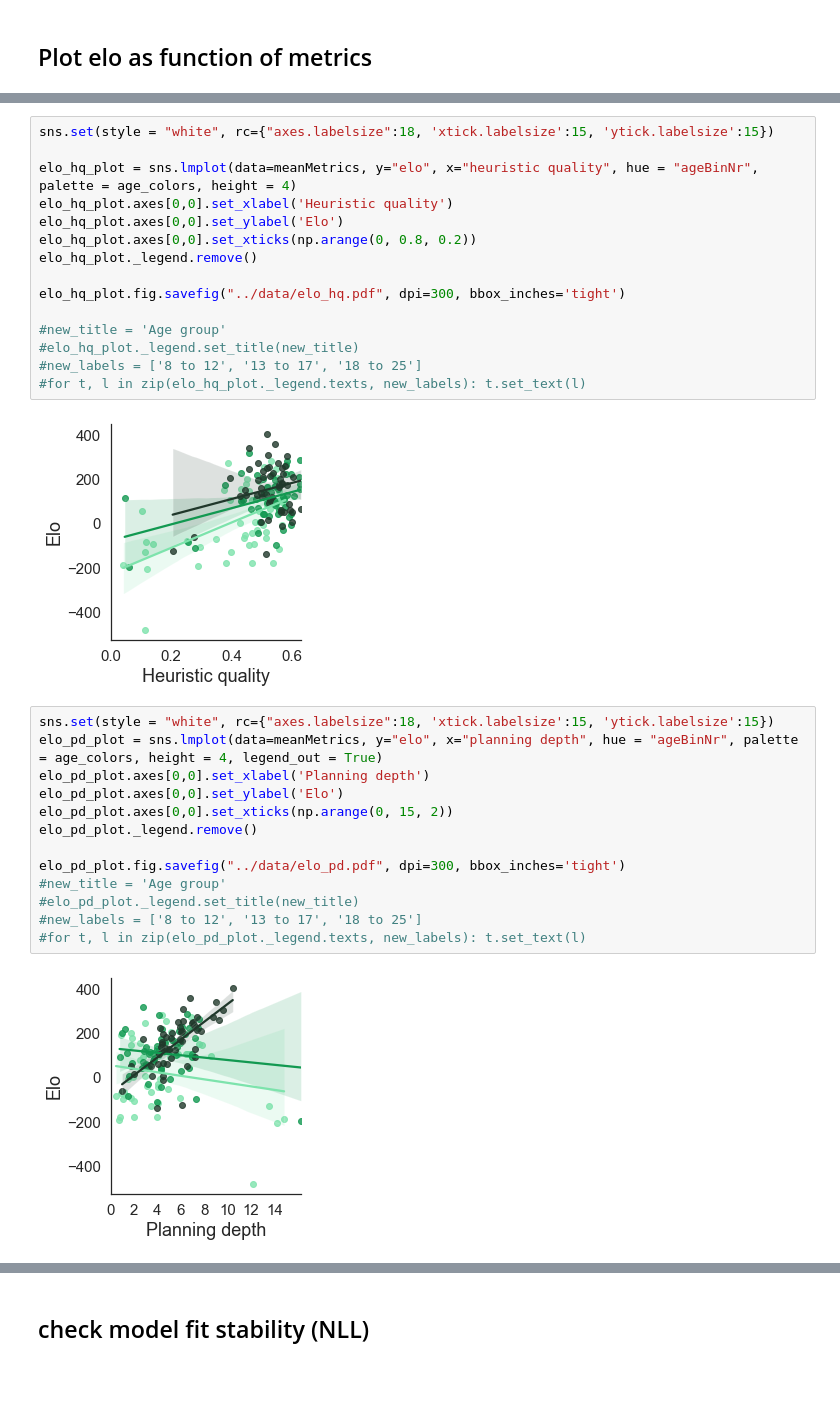
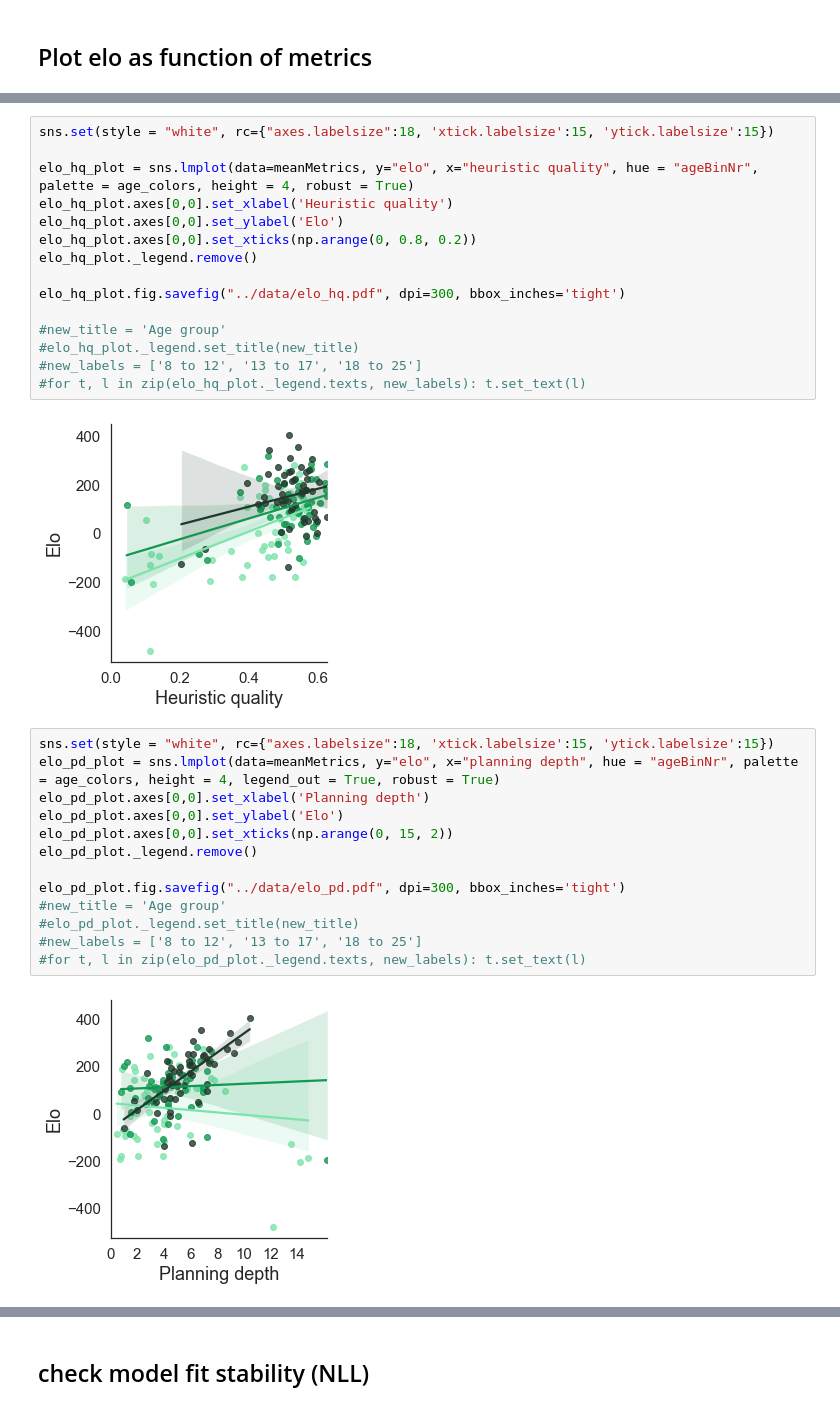
Before and after one commit to sinabolouki/fourinarow_analyses, a Jupyter notebook: Analysis notebooks/new/Age Plots.ipynb, the cells around one changed output, grey strips where cells are left out. Saved outputs shown, nothing was run; the diff lists cells and outputs as text; blank space fills up the shorter version.

Commit message:
Elo as function of metrics plots use robust option

```diff
--- a/Analysis notebooks/new/Age Plots.ipynb
+++ b/Analysis notebooks/new/Age Plots.ipynb
@@ -601,7 +610,7 @@ meanMetrics.to_csv('../data/meanMetrics.csv', index = False, header=True)
 # %%
 sns.set(style = "white", rc={"axes.labelsize":18, 'xtick.labelsize':15, 'ytick.labelsize':15})
 
-elo_hq_plot = sns.lmplot(data=meanMetrics, y="elo", x="heuristic quality", hue = "ageBinNr", palette = age_colors, height = 4)
+elo_hq_plot = sns.lmplot(data=meanMetrics, y="elo", x="heuristic quality", hue = "ageBinNr", palette = age_colors, height = 4, robust = True)
 elo_hq_plot.axes[0,0].set_xlabel('Heuristic quality')
 elo_hq_plot.axes[0,0].set_ylabel('Elo')
 elo_hq_plot.axes[0,0].set_xticks(np.arange(0, 0.8, 0.2))
@@ -614,20 +623,20 @@ elo_hq_plot.fig.savefig("../data/elo_hq.pdf", dpi=300, bbox_inches='tight')
 #new_labels = ['8 to 12', '13 to 17', '18 to 25']
 #for t, l in zip(elo_hq_plot._legend.texts, new_labels): t.set_text(l)
 # %% [output]
-[figure, old version]
+[figure, new version]
 # %%
 sns.set(style = "white", rc={"axes.labelsize":18, 'xtick.labelsize':15, 'ytick.labelsize':15})
-elo_pd_plot = sns.lmplot(data=meanMetrics, y="elo", x="planning depth", hue = "ageBinNr", palette = age_colors, height = 4, legend_out = True)
+elo_pd_plot = sns.lmplot(data=meanMetrics, y="elo", x="planning depth", hue = "ageBinNr", palette = age_colors, height = 4, legend_out = True, robust = True)
 elo_pd_plot.axes[0,0].set_xlabel('Planning depth')
 elo_pd_plot.axes[0,0].set_ylabel('Elo')
 elo_pd_plot.axes[0,0].set_xticks(np.arange(0, 15, 2))
 elo_pd_plot._legend.remove()
 
 elo_pd_plot.fig.savefig("../data/elo_pd.pdf", dpi=300, bbox_inches='tight')
 #new_title = 'Age group'
 #elo_pd_plot._legend.set_title(new_title)
 #new_labels = ['8 to 12', '13 to 17', '18 to 25']
 #for t, l in zip(elo_pd_plot._legend.texts, new_labels): t.set_text(l)
 # %% [output]
-[figure, old version]
+[figure, new version]
 # %%
```
Also changed, not shown: parts of 14 cells of this notebook.
